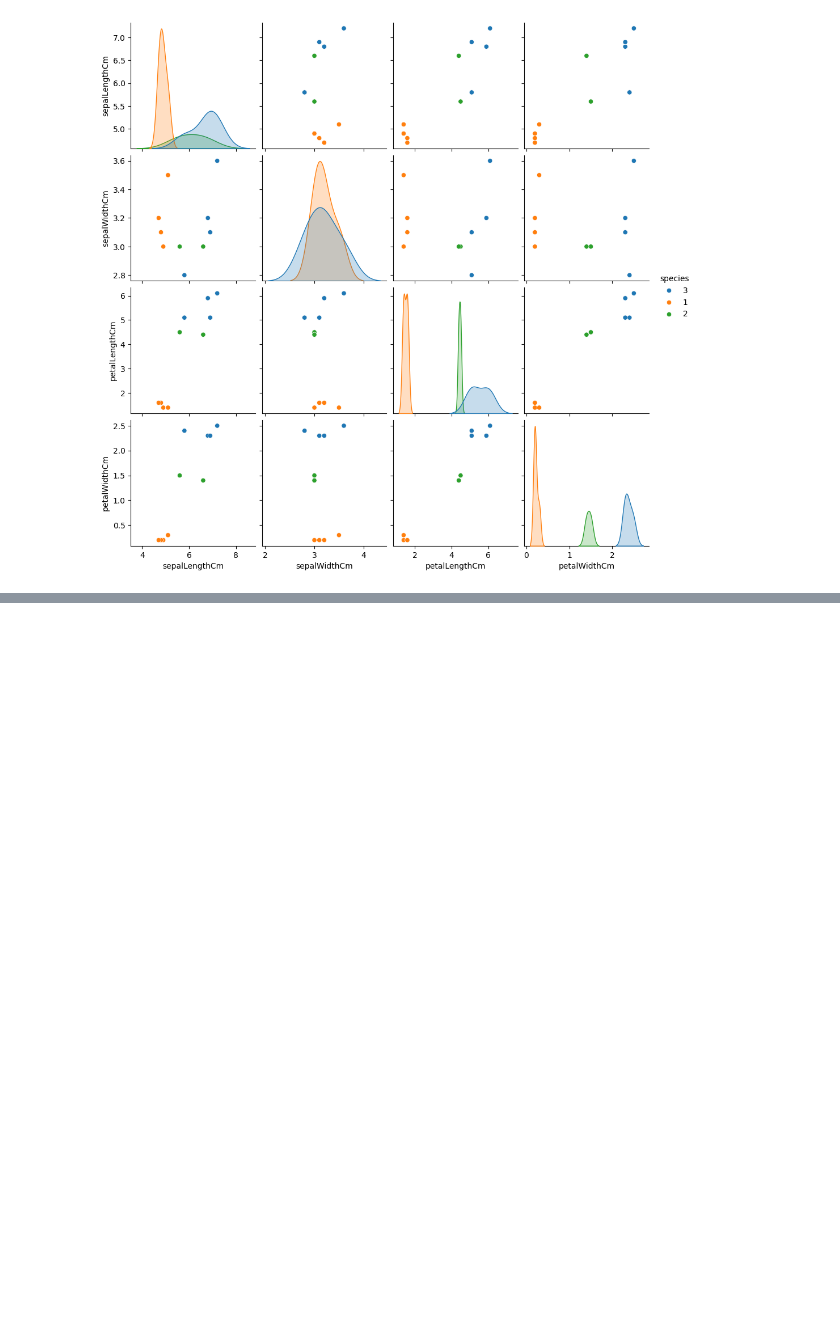
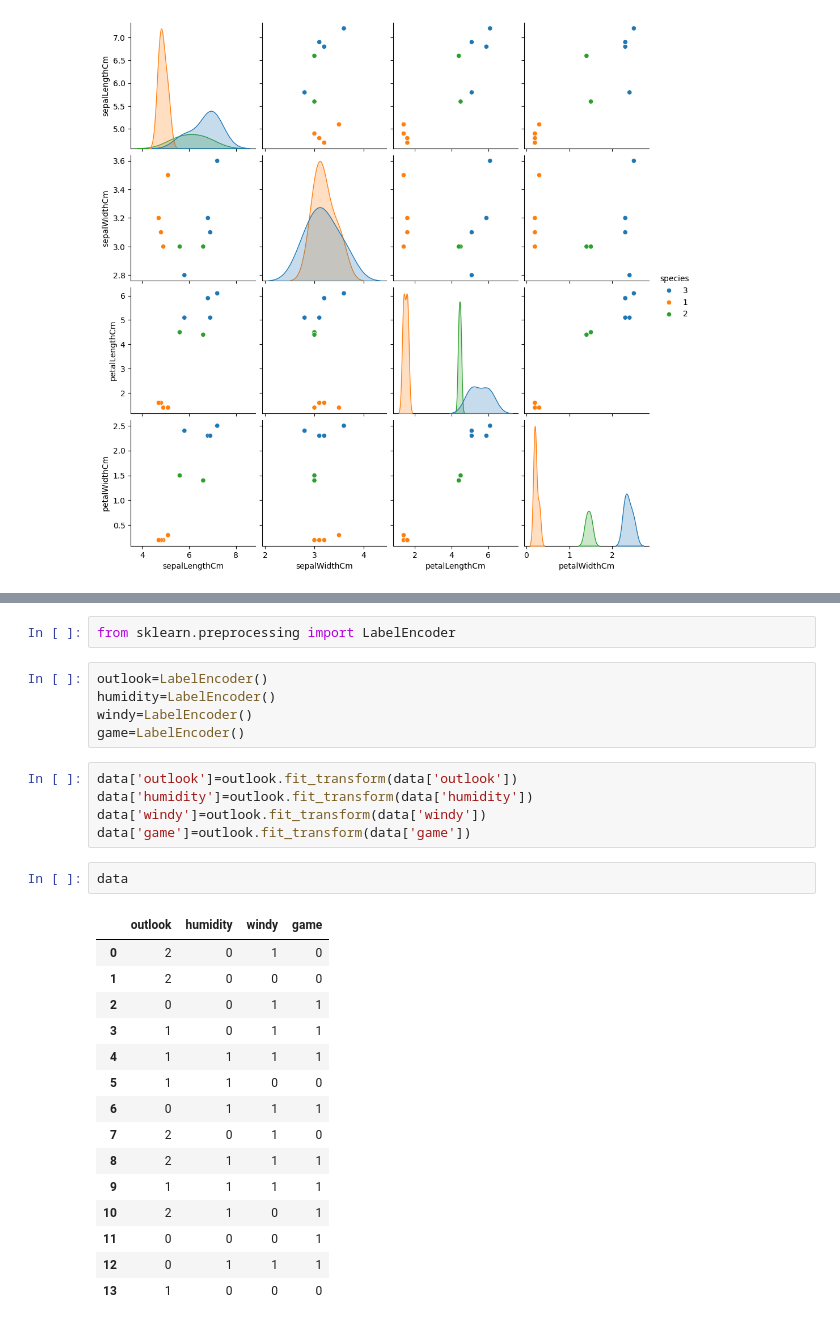
Before and after one commit to chandel2023/html_css_ml_pro, a Jupyter notebook: machine learning course.ipynb, the cells around one changed output, grey strips where cells are left out. Drawn from its saved outputs; the diff is of its cells as text; blank space fills up the shorter version.

```diff
--- a/machine learning course.ipynb
+++ b/machine learning course.ipynb
@@ -740,0 +770,30 @@ sns.pairplot(dataset[['sepalLengthCm','sepalWidthCm','petalLengthCm','petalWidth
+# %%
+from sklearn.preprocessing import LabelEncoder
+# %%
+outlook=LabelEncoder()
+humidity=LabelEncoder()
+windy=LabelEncoder()
+game=LabelEncoder()
+# %%
+data['outlook']=outlook.fit_transform(data['outlook'])
+data['humidity']=outlook.fit_transform(data['humidity'])
+data['windy']=outlook.fit_transform(data['windy'])
+data['game']=outlook.fit_transform(data['game'])
+# %%
+data
+# %% [output]
+|  | outlook | humidity | windy | game |
+| 0 | 2 | 0 | 1 | 0 |
+| 1 | 2 | 0 | 0 | 0 |
+| 2 | 0 | 0 | 1 | 1 |
+| 3 | 1 | 0 | 1 | 1 |
+| 4 | 1 | 1 | 1 | 1 |
+| 5 | 1 | 1 | 0 | 0 |
+| 6 | 0 | 1 | 1 | 1 |
+| 7 | 2 | 0 | 1 | 0 |
+| 8 | 2 | 1 | 1 | 1 |
+| 9 | 1 | 1 | 1 | 1 |
+| 10 | 2 | 1 | 0 | 1 |
+| 11 | 0 | 0 | 0 | 1 |
+| 12 | 0 | 1 | 1 | 1 |
+| 13 | 1 | 0 | 0 | 0 |
```
Also changed, not shown: parts of 96 cells of this notebook.
